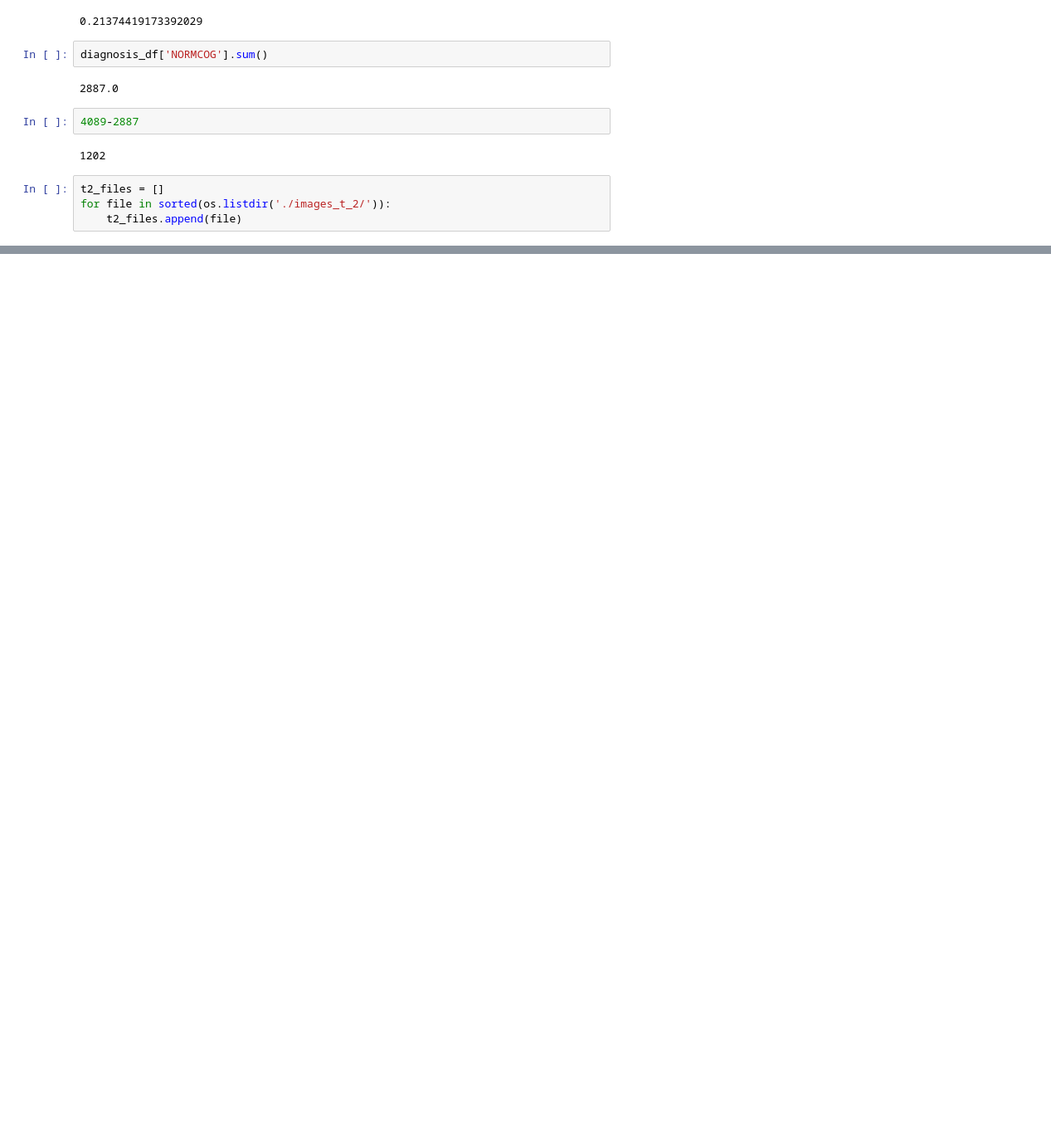
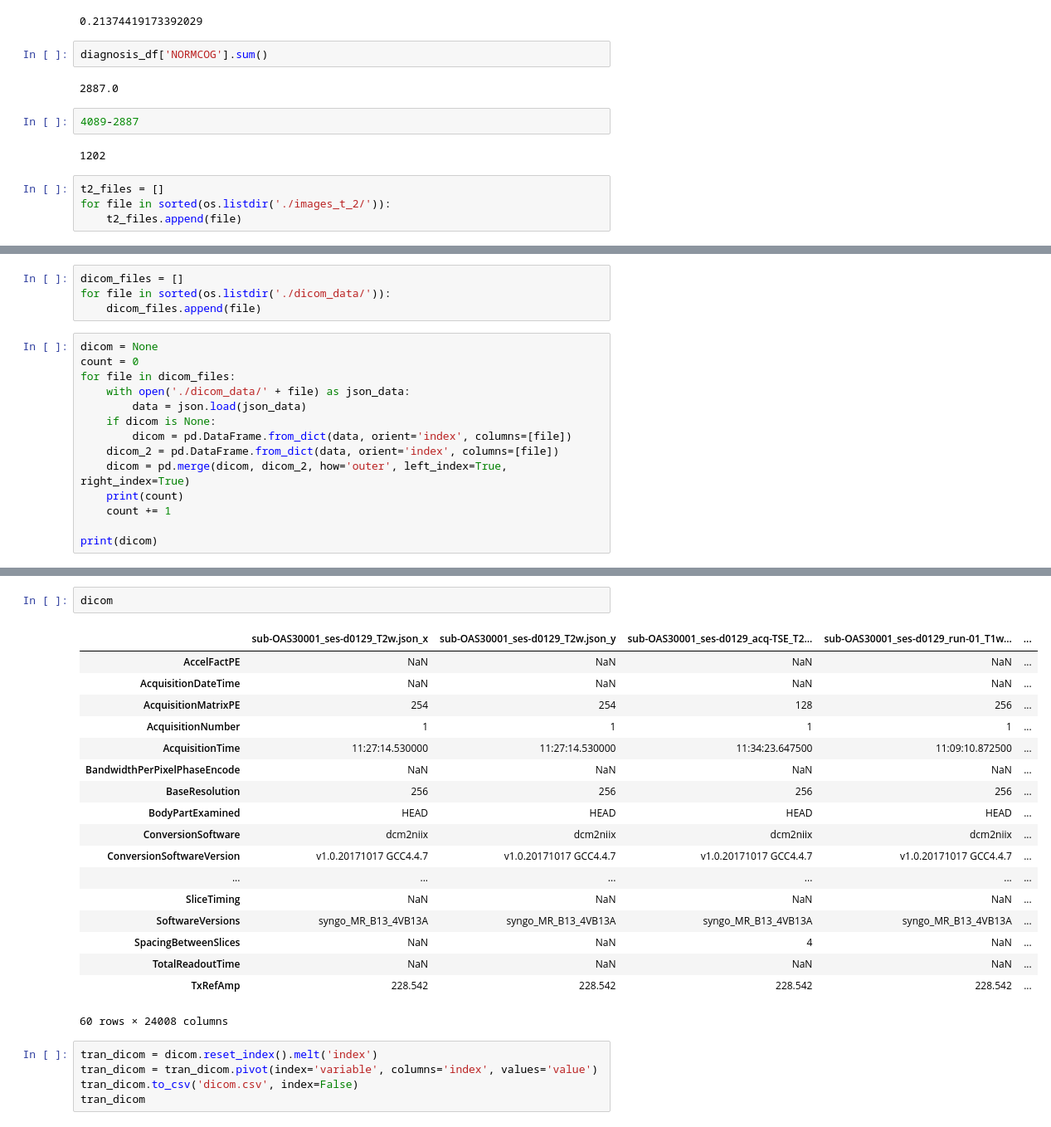
Before and after one commit to pheight/mri_oasis3_analysis, a Jupyter notebook: mri_oasis3_analysis.ipynb, the cells around one changed output, grey strips where cells are left out. Shown at 83% size. Saved outputs shown, nothing was run; the diff lists cells and outputs as text; blank space fills up the shorter version.

Commit message:
merged all json files into one dataframe and saved as csv. This will make finding image orientation much more efficient.

```diff
--- a/mri_oasis3_analysis.ipynb
+++ b/mri_oasis3_analysis.ipynb
@@ -322,0 +393,18 @@ Num of slices =  256
+# %%
+dicom_files = []
+for file in sorted(os.listdir('./dicom_data/')):
+    dicom_files.append(file)
+# %%
+dicom = None
+count = 0
+for file in dicom_files:
+    with open('./dicom_data/' + file) as json_data:
+        data = json.load(json_data)
+    if dicom is None:
+        dicom = pd.DataFrame.from_dict(data, orient='index', columns=[file])
+    dicom_2 = pd.DataFrame.from_dict(data, orient='index', columns=[file])
+    dicom = pd.merge(dicom, dicom_2, how='outer', left_index=True, right_index=True)
+    print(count)
+    count += 1
+
+print(dicom)
@@ -322,0 +429,26 @@ Num of slices =  256
+# %%
+dicom
+# %% [output]
+|  | sub-OAS30001_ses-d0129_T2w.json_x | sub-OAS30001_ses-d0129_T2w.json_y | sub-OAS30001_ses-d0129_acq-TSE_T2... | sub-OAS30001_ses-d0129_run-01_T1w... | ... |
+| AccelFactPE | NaN | NaN | NaN | NaN | ... |
+| AcquisitionDateTime | NaN | NaN | NaN | NaN | ... |
+| AcquisitionMatrixPE | 254 | 254 | 128 | 256 | ... |
+| AcquisitionNumber | 1 | 1 | 1 | 1 | ... |
+| AcquisitionTime | 11:27:14.530000 | 11:27:14.530000 | 11:34:23.647500 | 11:09:10.872500 | ... |
+| BandwidthPerPixelPhaseEncode | NaN | NaN | NaN | NaN | ... |
+| BaseResolution | 256 | 256 | 256 | 256 | ... |
+| BodyPartExamined | HEAD | HEAD | HEAD | HEAD | ... |
+| ConversionSoftware | dcm2niix | dcm2niix | dcm2niix | dcm2niix | ... |
+| ConversionSoftwareVersion | v1.0.20171017 GCC4.4.7 | v1.0.20171017 GCC4.4.7 | v1.0.20171017 GCC4.4.7 | v1.0.20171017 GCC4.4.7 | ... |
+| ... | ... | ... | ... | ... | ... |
+| SliceTiming | NaN | NaN | NaN | NaN | ... |
+| SoftwareVersions | syngo_MR_B13_4VB13A | syngo_MR_B13_4VB13A | syngo_MR_B13_4VB13A | syngo_MR_B13_4VB13A | ... |
+| SpacingBetweenSlices | NaN | NaN | 4 | NaN | ... |
+| TotalReadoutTime | NaN | NaN | NaN | NaN | ... |
+| TxRefAmp | 228.542 | 228.542 | 228.542 | 228.542 | ... |
+60 rows × 24008 columns
+# %%
+tran_dicom = dicom.reset_index().melt('index')
+tran_dicom = tran_dicom.pivot(index='variable', columns='index', values='value')
+tran_dicom.to_csv('dicom.csv', index=False)
+tran_dicom
```
Also changed, not shown: parts of 10 cells of this notebook, 2 other files.
